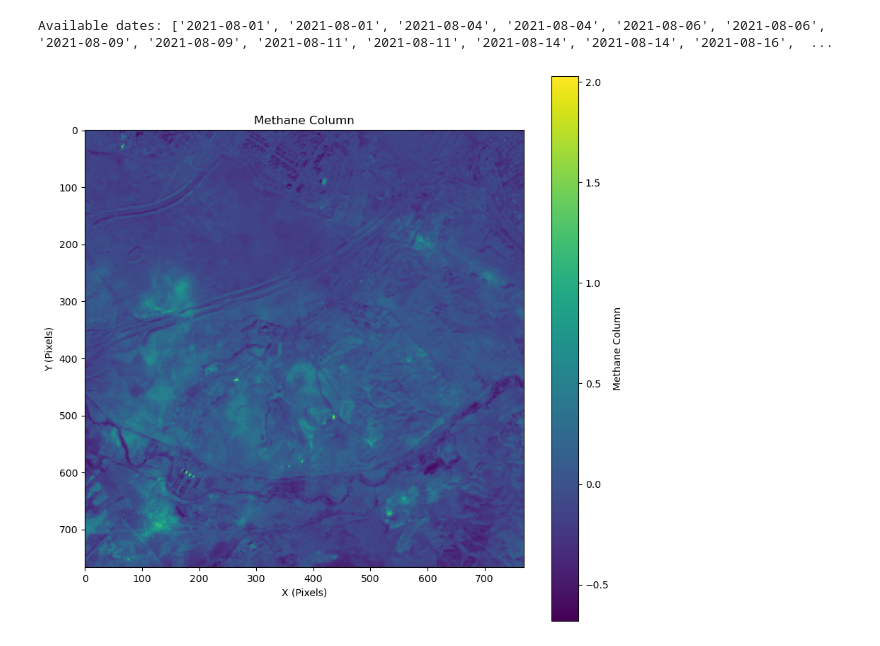
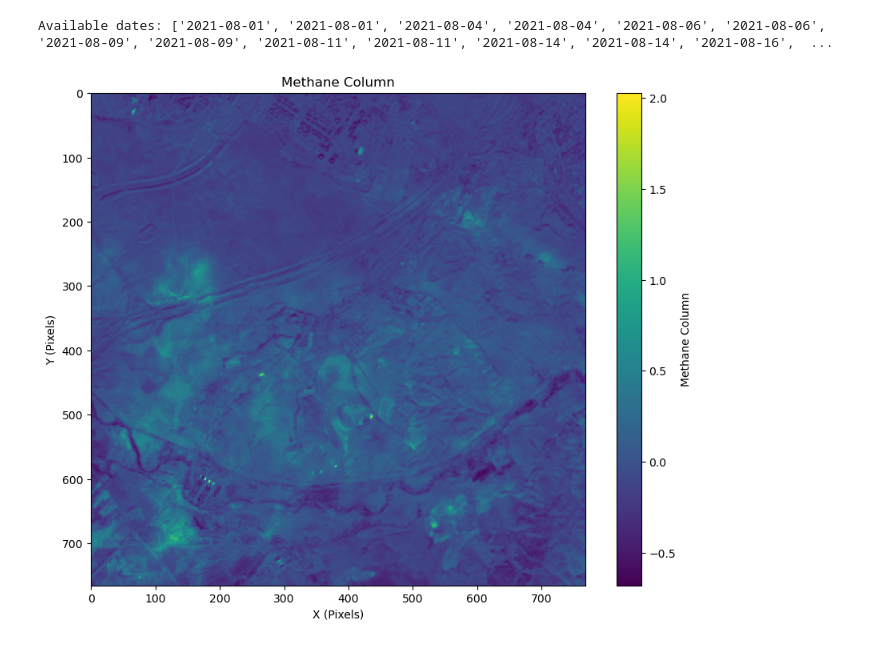
Before and after one commit to zelcon01/Landfill_Atmospheric_Gas_Monitor_Tools, a Jupyter notebook: Sentinel 2 CH4 Map.ipynb, the cells around one changed output. Drawn from its saved outputs; the diff is of its cells as text; code cells hidden in the pictures.

```diff
--- a/Sentinel 2 CH4 Map.ipynb
+++ b/Sentinel 2 CH4 Map.ipynb
@@ -139,12 +141,12 @@ with rasterio.open(r"C:\GIS_Course\EGM722\Project\Sentinel-2_no_emission.GTiff")
 # Calculate methane column
 methane_column = (active_emission_data - no_emission_data) / no_emission_data
 # %%
-plt.figure(figsize=(10, 10))
+plt.figure(figsize=(10, 8))
 plt.imshow(methane_column, cmap='viridis')
 plt.colorbar(label='Methane Column')
 plt.title('Methane Column')
 plt.xlabel('X (Pixels)')
 plt.ylabel('Y (Pixels)')
 plt.show()
 # %% [output]
-[figure, old version]
+[figure, new version]
```
Also changed, not shown: parts of 2 cells of this notebook.
